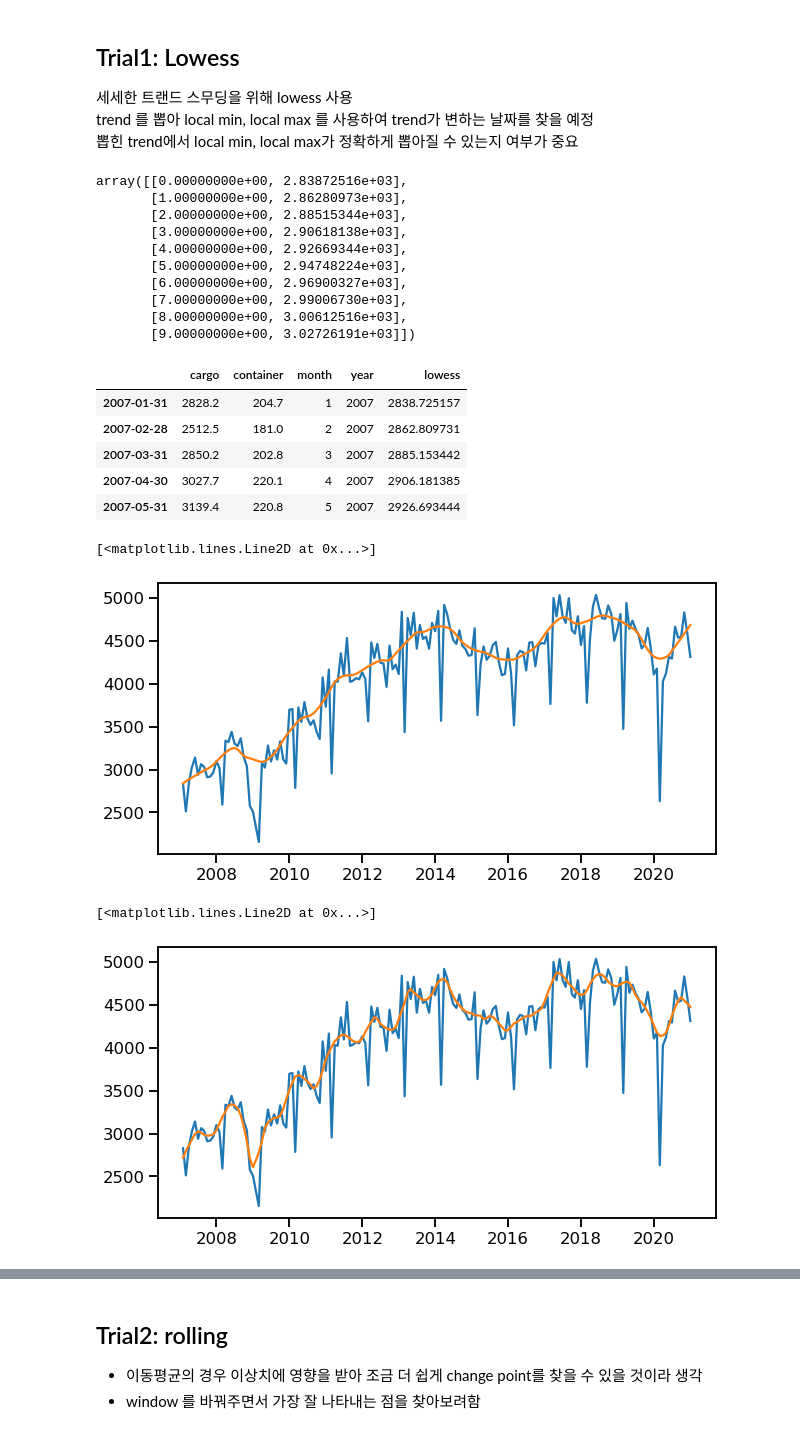
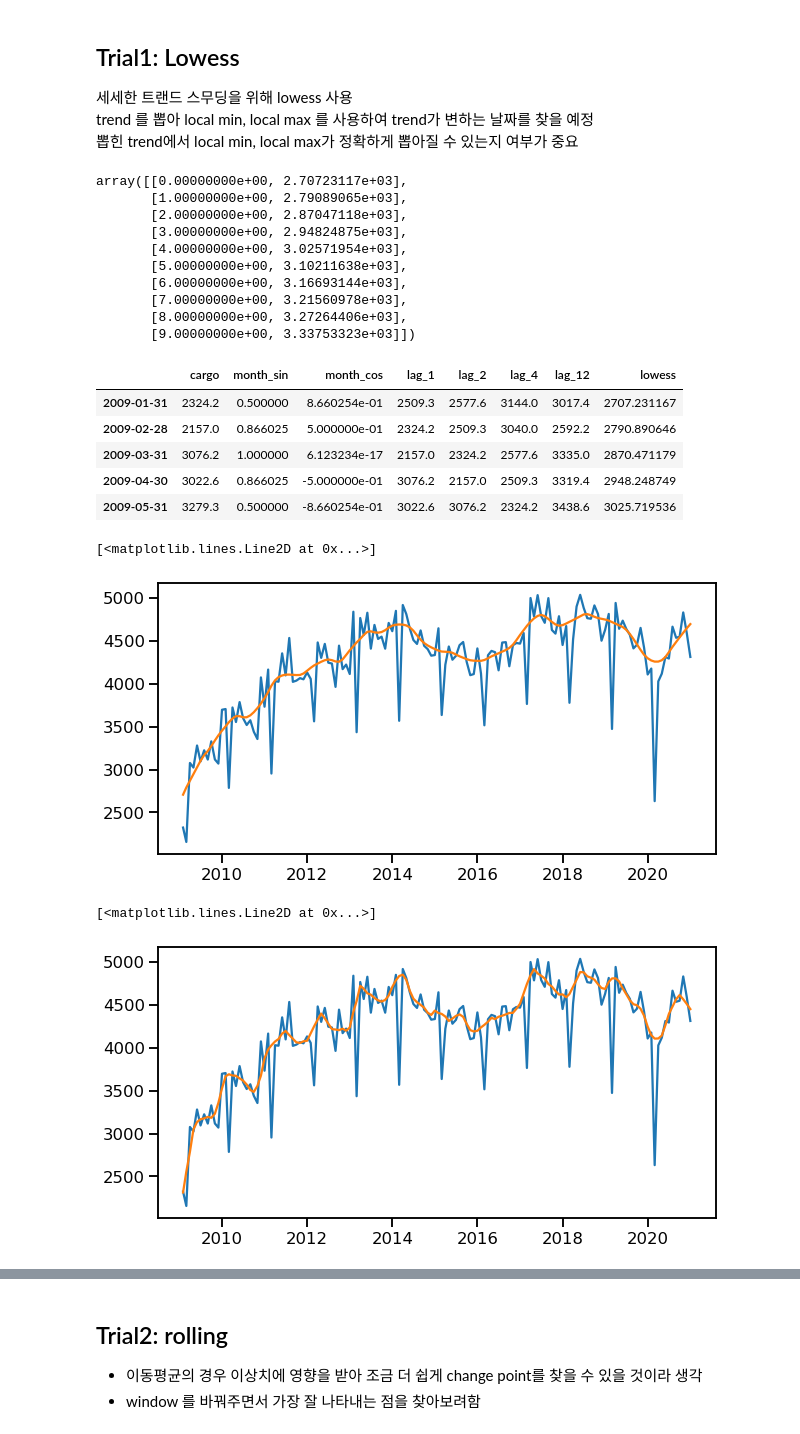
Before and after one commit to 21ckwj/project, a Jupyter notebook: project_container_freight_prediction/2. 데이터분석 및 예측.ipynb, the cells around one changed output, grey strips where cells are left out. Cells and saved outputs as stored; diff of their text form; code cells hidden in the pictures.

```diff
--- a/project_container_freight_prediction/2. 데이터분석 및 예측.ipynb
+++ b/project_container_freight_prediction/2. 데이터분석 및 예측.ipynb
@@ -230,0 +285,7 @@ ax.indicate_inset_zoom(ax_in,edgecolor='k')
+# %%
+lags = [1,2,4,12]
+for df in [df_Train,df_total]:
+    for lag in lags:
+        df[f"lag_{lag}"] = df['cargo'].shift(lag)
+df_Train = df_Train.dropna()
+df_total = df_total.dropna()
@@ -230,0 +328,9 @@ ax.indicate_inset_zoom(ax_in,edgecolor='k')
+# %%
+df_train = df_Train.loc[:'2020']
+df_valid = df_Train.loc['2021']
+
+X_train = df_train.drop(columns='cargo').copy()
+y_train = df_train['cargo']
+
+X_valid = df_valid.drop(columns='cargo').copy()
+y_valid = df_valid['cargo']
@@ -254,7 +414,7 @@ trend 를 뽑아 local min, local max 를 사용하여 trend가 변하는 날짜
 # %%
 # frac = 0.1
 from statsmodels.nonparametric.smoothers_lowess import lowess
-y = df_['cargo']
+y = df_train['cargo']
 x = np.arange(0,len(y))
 frac = 0.1
 res = lowess(
@@ -264,48 +424,48 @@ res = lowess(
         it=3)
 res[:10]
 # %% [output]
-array([[0.00000000e+00, 2.83872516e+03],
-       [1.00000000e+00, 2.86280973e+03],
-       [2.00000000e+00, 2.88515344e+03],
-       [3.00000000e+00, 2.90618138e+03],
-       [4.00000000e+00, 2.92669344e+03],
-       [5.00000000e+00, 2.94748224e+03],
-       [6.00000000e+00, 2.96900327e+03],
-       [7.00000000e+00, 2.99006730e+03],
-       [8.00000000e+00, 3.00612516e+03],
-       [9.00000000e+00, 3.02726191e+03]])
+array([[0.00000000e+00, 2.70723117e+03],
+       [1.00000000e+00, 2.79089065e+03],
+       [2.00000000e+00, 2.87047118e+03],
+       [3.00000000e+00, 2.94824875e+03],
+       [4.00000000e+00, 3.02571954e+03],
+       [5.00000000e+00, 3.10211638e+03],
+       [6.00000000e+00, 3.16693144e+03],
+       [7.00000000e+00, 3.21560978e+03],
+       [8.00000000e+00, 3.27264406e+03],
+       [9.00000000e+00, 3.33753323e+03]])
 # %%
-df_['lowess'] = res[:,1]
-df_.head()
+df_train['lowess'] = res[:,1]
+df_train.head()
 # %% [output]
-|  | cargo | container | month | year | lowess |
-| 2007-01-31 | 2828.2 | 204.7 | 1 | 2007 | 2838.725157 |
-| 2007-02-28 | 2512.5 | 181.0 | 2 | 2007 | 2862.809731 |
-| 2007-03-31 | 2850.2 | 202.8 | 3 | 2007 | 2885.153442 |
-| 2007-04-30 | 3027.7 | 220.1 | 4 | 2007 | 2906.181385 |
-| 2007-05-31 | 3139.4 | 220.8 | 5 | 2007 | 2926.693444 |
+|  | cargo | month_sin | month_cos | lag_1 | lag_2 | lag_4 | lag_12 | lowess |
+| 2009-01-31 | 2324.2 | 0.500000 | 8.660254e-01 | 2509.3 | 2577.6 | 3144.0 | 3017.4 | 2707.231167 |
+| 2009-02-28 | 2157.0 | 0.866025 | 5.000000e-01 | 2324.2 | 2509.3 | 3040.0 | 2592.2 | 2790.890646 |
+| 2009-03-31 | 3076.2 | 1.000000 | 6.123234e-17 | 2157.0 | 2324.2 | 2577.6 | 3335.0 | 2870.471179 |
+| 2009-04-30 | 3022.6 | 0.866025 | -5.000000e-01 | 3076.2 | 2157.0 | 2509.3 | 3319.4 | 2948.248749 |
+| 2009-05-31 | 3279.3 | 0.500000 | -8.660254e-01 | 3022.6 | 3076.2 | 2324.2 | 3438.6 | 3025.719536 |
 # %%
 fig,ax = plt.subplots(figsize=(10,5))
-ax.plot(df_.index, df_['cargo'], label='cargo')
-ax.plot(df_.index, df_['lowess'],label='lowess_trend')
+ax.plot(df_train.index, df_train['cargo'], label='cargo')
+ax.plot(df_train.index, df_train['lowess'],label='lowess_trend')
 # %% [output]
 [<matplotlib.lines.Line2D at 0x...>]
-[figure, old version]
+[figure, new version]
 # %%
 # frac 0.05 일때
 frac = 0.05
 res = lowess(
         endog=y,
         exog=x,
         frac = frac,
         it=3)
-df_['lowess'] = res[:,1]
+df_train['lowess'] = res[:,1]
 
 fig,ax = plt.subplots(figsize=(10,5))
-ax.plot(df_.index, df_['cargo'], label='cargo')
-ax.plot(df_.index, df_['lowess'],label='lowess_trend')
+ax.plot(df_train.index, df_train['cargo'], label='cargo')
+ax.plot(df_train.index, df_train['lowess'],label='lowess_trend')
 # %% [output]
 [<matplotlib.lines.Line2D at 0x...>]
-[figure, old version]
+[figure, new version]
 # %%
 # frac 0.2 일때
```
Also changed, not shown: parts of 63 cells of this notebook.
